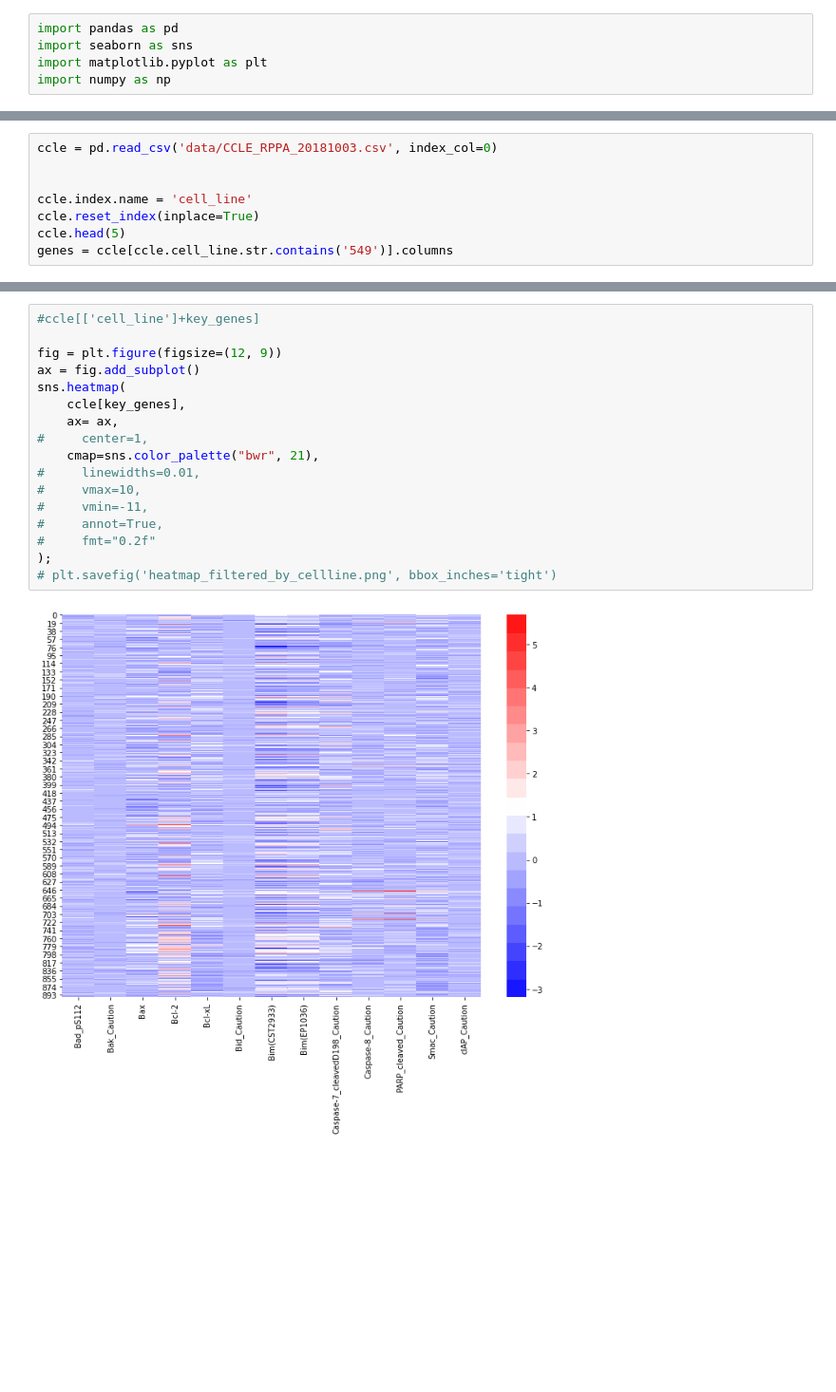
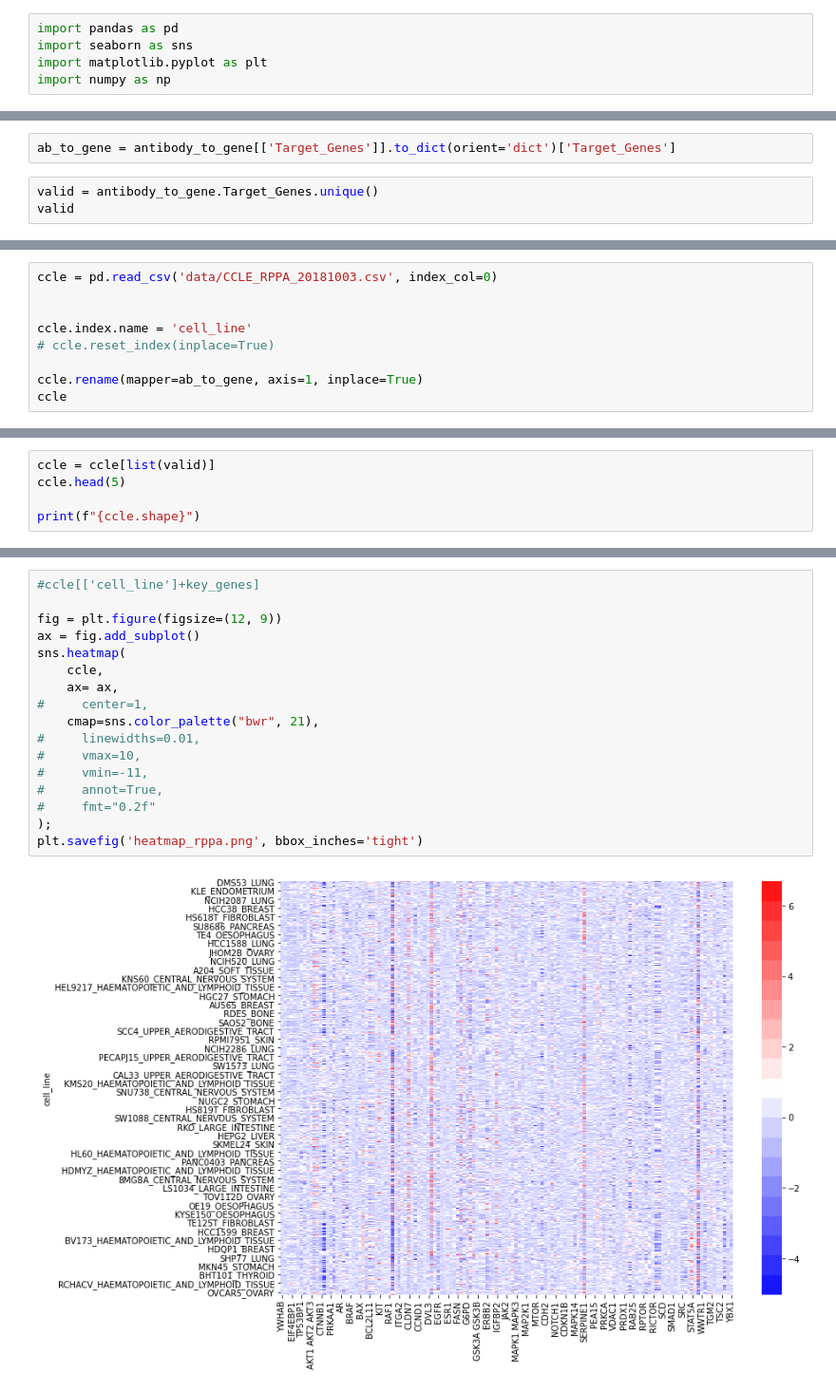
Before and after one commit to dykstrajustin/StartML, a Jupyter notebook: ccle_rppa.ipynb, the cells around one changed output, grey strips where cells are left out. Shown: that part at 95% size. Saved outputs shown, nothing was run; the diff lists cells and outputs as text; blank space fills up the shorter version.

```diff
--- a/ccle_rppa.ipynb
+++ b/ccle_rppa.ipynb
@@ -5,0 +29,5 @@ import numpy as np
+# %%
+ab_to_gene = antibody_to_gene[['Target_Genes']].to_dict(orient='dict')['Target_Genes']
+# %%
+valid = antibody_to_gene.Target_Genes.unique()
+valid
@@ -8,6 +54,7 @@ ccle = pd.read_csv('data/CCLE_RPPA_20181003.csv', index_col=0)
 
 
 ccle.index.name = 'cell_line'
-ccle.reset_index(inplace=True)
-ccle.head(5)
-genes = ccle[ccle.cell_line.str.contains('549')].columns
+# ccle.reset_index(inplace=True)
+
+ccle.rename(mapper=ab_to_gene, axis=1, inplace=True)
+ccle
@@ -229,0 +76,5 @@ all_genes = ['14-3-3_beta',
+# %%
+ccle = ccle[list(valid)]
+ccle.head(5)
+
+print(f"{ccle.shape}")
@@ -266,22 +158,22 @@ ccle[key_genes]
 # %%
 #ccle[['cell_line']+key_genes]
 
 fig = plt.figure(figsize=(12, 9))
 ax = fig.add_subplot()
 sns.heatmap(
-    ccle[key_genes],
+    ccle,
     ax= ax,
 #     center=1,
     cmap=sns.color_palette("bwr", 21),
 #     linewidths=0.01,
 #     vmax=10,
 #     vmin=-11,
 #     annot=True,
 #     fmt="0.2f"
 );
-# plt.savefig('heatmap_filtered_by_cellline.png', bbox_inches='tight')
+plt.savefig('heatmap_rppa.png', bbox_inches='tight')
 # %% [output]
-[figure, old version]
+[figure, new version]
 # %%
 
 fig = plt.figure(figsize=(12, 9))
```
Also changed, not shown: parts of 13 cells of this notebook, 9 other files.
